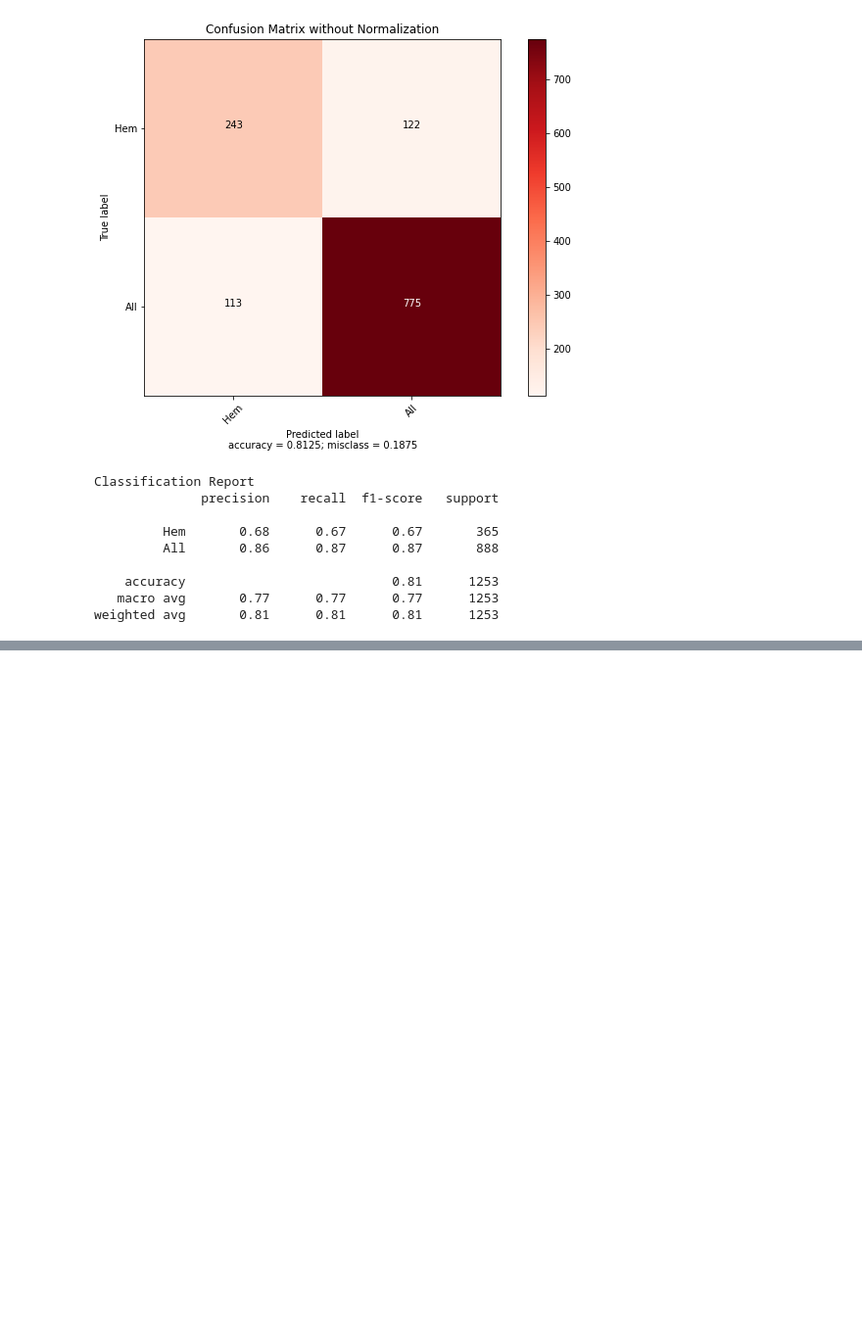
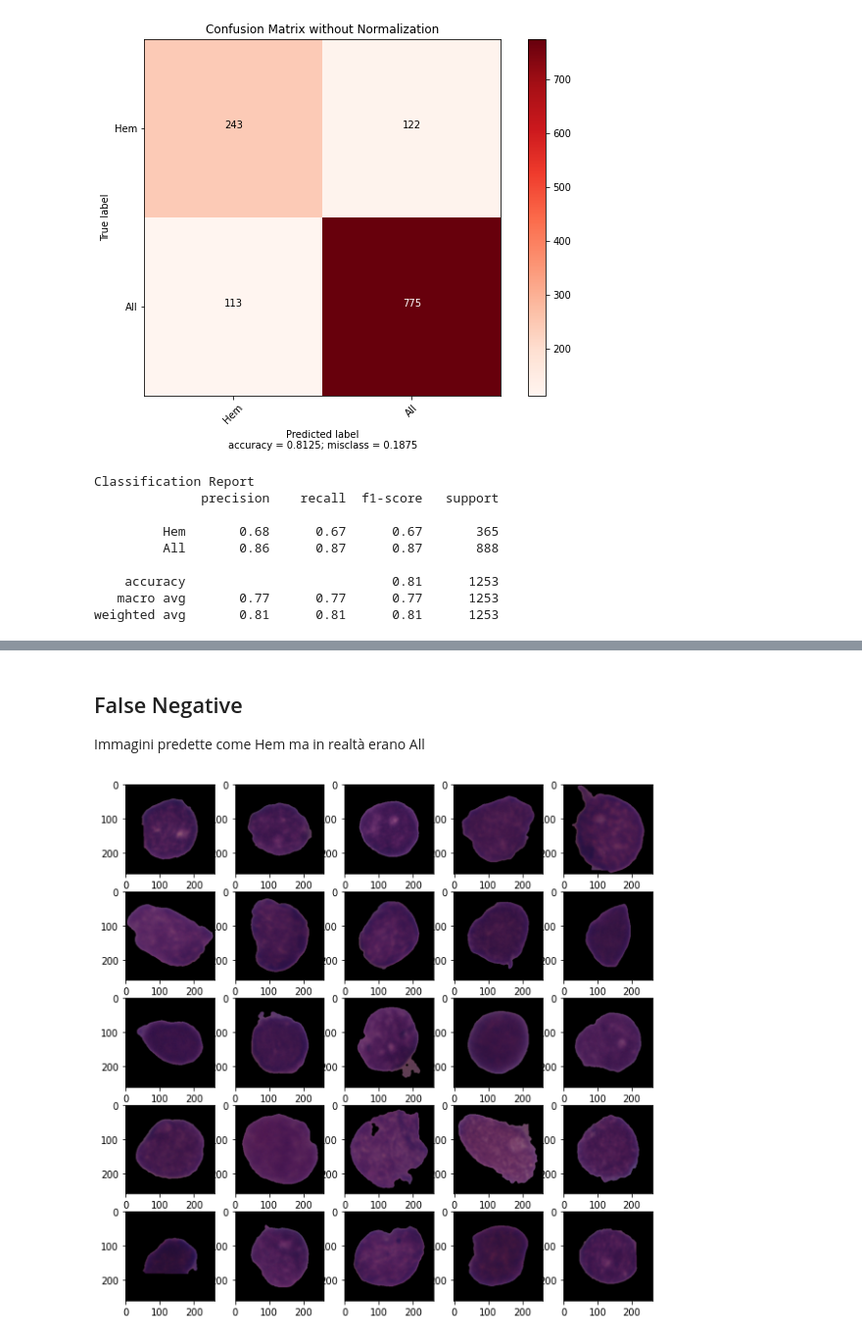
Before and after one commit to CavallucciMartina/LeukemiaClassification, a Jupyter notebook: LeukemiaClassification_Solution_B.ipynb, the cells around one changed output, grey strips where cells are left out. Shown at 98% size. Drawn from its saved outputs; the diff is of its cells as text; code cells hidden in the pictures; blank space fills up the shorter version.

```diff
--- a/LeukemiaClassification_Solution_B.ipynb
+++ b/LeukemiaClassification_Solution_B.ipynb
@@ -642,0 +664,14 @@ weighted avg       0.81      0.81      0.81      1253
+# %% [markdown]
+## False Negative
+Immagini predette come Hem ma in realtà erano All
+# %%
+plt.figure(figsize=(10,10))
+
+for i in range(25):
+    plt.subplot(5,5,i+1)
+    img = mpimg.imread(all_error[i])
+    plt.imshow(img)
+
+plt.show()
+# %% [output]
+[figure, added]
```
Also changed, not shown: parts of 9 cells of this notebook.
